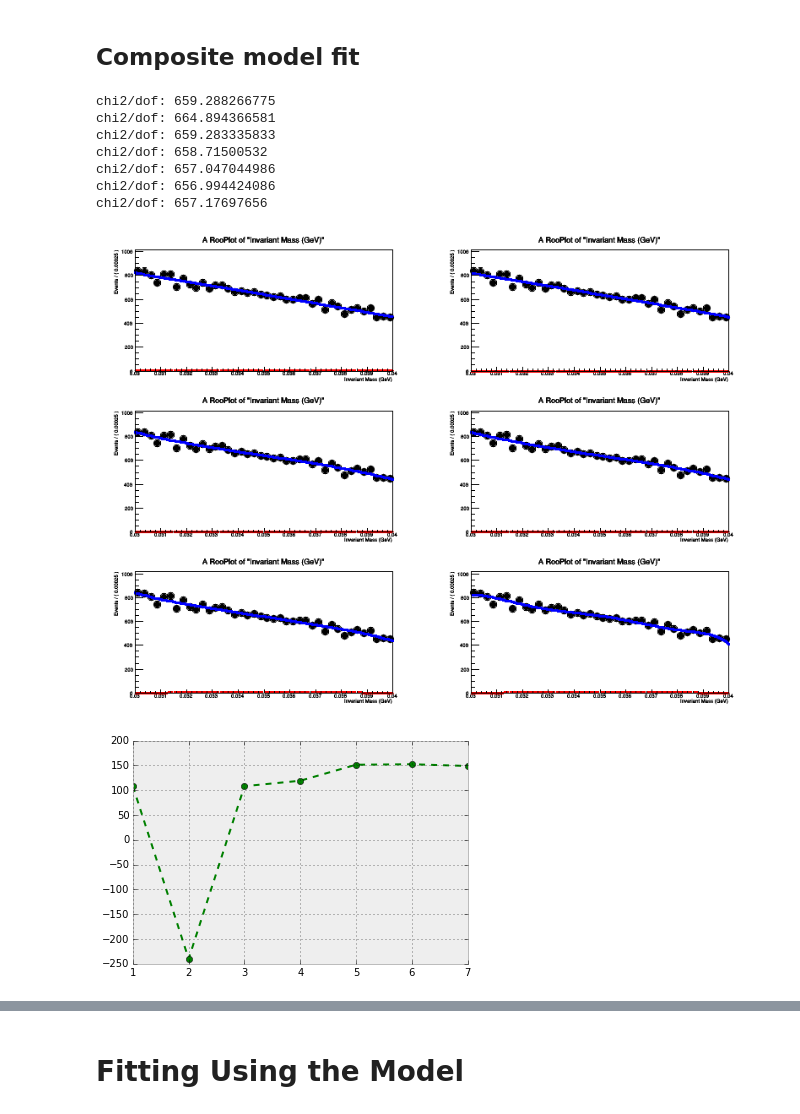
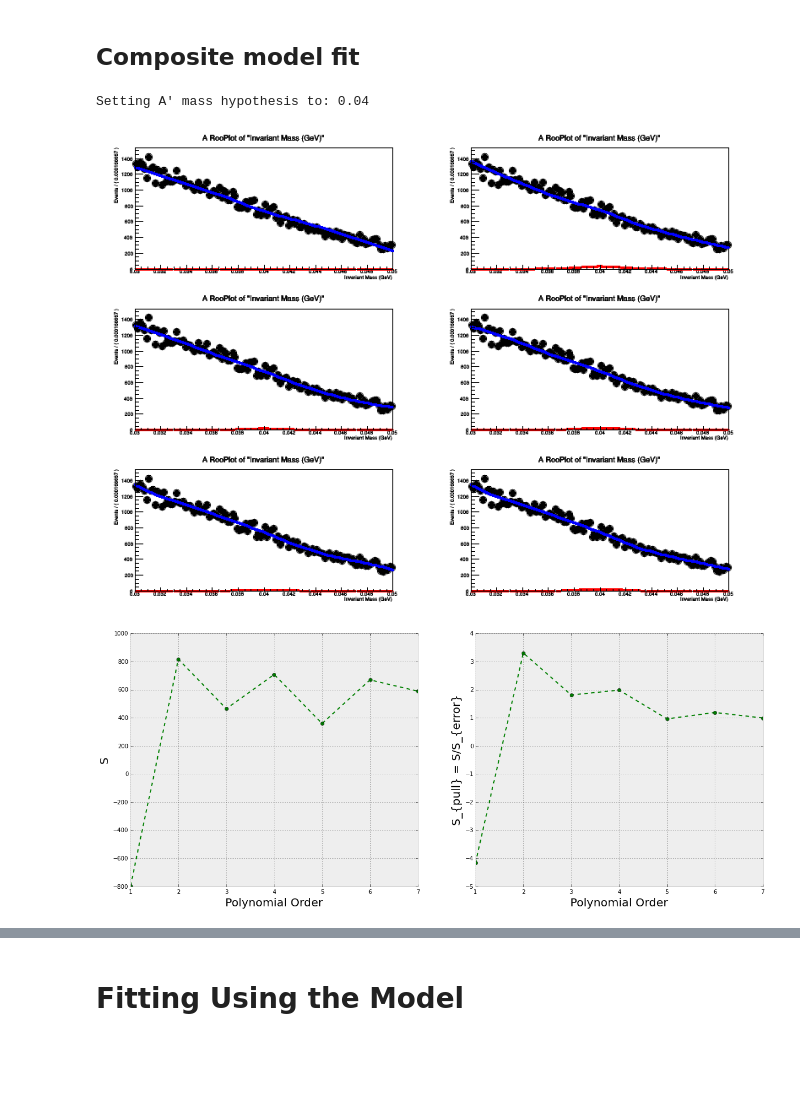
Before and after one commit to omar-moreno/hps-analysis, a Jupyter notebook: python/notebooks/bump_hunt_toy_fitter.ipynb, the cells around one changed output, grey strips where cells are left out. Drawn from its saved outputs; the diff is of its cells as text; code cells hidden in the pictures; blank space fills up the shorter version.

Commit message:
Fit several toy distributions and generate yield, error and pull plots.

```diff
--- a/python/notebooks/bump_hunt_toy_fitter.ipynb
+++ b/python/notebooks/bump_hunt_toy_fitter.ipynb
@@ -16,25 +17,22 @@ colors = ['#348ABD', '#A60628']
 # Use the Bayesian Methods for Hackers style
 plt.style.use('bmh')
 # %%
-# Path to ROOT file that will be used to obtain the Trident invariant mass histogram
-file_path = "/home/omoreno/work/hps/plots/engrun2015/pass3/mc_1pt05/tridents/all/trident_analysis.root"
+# Path to the ROOT file that will be used to obtain the toy invariant mass distributions used to evaluate the fitter
+file_path = "/home/omoreno/work/hps/plots/engrun2015/pass3/1pt05_mc/tridents/all/invariant_mass_toys_pt167mev.root"
 
-# Open the ROOT file and get the Trident invariant mass histogram
 root_file = root_open(file_path)
+
+histos = list(root_file.objects(r.TH1))
 # %% [markdown]
 ## Trident Invariant Mass
 # %%
-labels = ['All tridents', 'track pair p sum > 0.8 GeV']
-
-histos = []
-histos.append(root_file.Get('invariant mass'))
-histos.append(root_file.Get('invariant mass - final'))
+labels = ['All tridents', 'All tridents']
 
 fig, ax = plt.subplots(nrows=1, ncols=1, figsize=(15, 8))
 ax.set_xlabel("Invariant mass (GeV)", fontsize=20)
 ax.set_yscale('log')
 
-for histo_n in range(0, len(histos)) :
+for histo_n in range(0, 2) :
     histos[histo_n].linecolor = colors[histo_n]
     histos[histo_n].fillstyle = 'solid'
     histos[histo_n].fillcolor = colors[histo_n]
@@ -263,13 +222,15 @@ chi2/dof: 0.923022800695
 mass_histo = histos[1].Clone()
 
 # Create a data histogram that is compatible with RooFit
+min_val = 0.03
+max_val = 0.05
+ap_mass_val = min_val + (max_val - min_val)/2
+print "Setting A' mass hypothesis to: " + str(ap_mass_val)
+invariant_mass.setRange("test_range", min_val, max_val)
+ap_mass_mean.setVal(ap_mass_val)
 arg_list = r.RooArgList(invariant_mass)
 histogram_data = r.RooDataHist("invariant_mass_data", "invariant_mass_data", arg_list, mass_histo)
 
-min_val = 0.03
-max_val = 0.04
-invariant_mass.setRange("test_range", min_val, max_val)
-ap_mass_mean.setVal(.035)
 
 canvas.Clear()
 canvas.Divide(2,3)
@@ -299,7 +260,7 @@ for model in comp_models :
                  r.RooFit.NormRange("test_range"))
     model.plotOn(plot,
                  r.RooFit.Range("test_range"),
-                 #r.RooFit.NormRange("test_range"),
+                 r.RooFit.NormRange("test_range"),
                  r.RooFit.Components("signal"),
                  r.RooFit.LineStyle(r.RooFit.kDashed),
                  r.RooFit.LineColor(r.RooFit.kRed))
@@ -308,47 +269,49 @@ for model in comp_models :
     plot.Draw()
 
     # Calculate the chi^2
-    print "chi2/dof: " + str(plot.chiSquare())
+    #print "chi2/dof: " + str(plot.chiSquare())
 
     params = model.getVariables()
     s.append(params.find("nsig").getVal())
     s_error.append(params.find("nsig").getError())
     poly_values.append(index)
 
     index += 1
 
     # Reset all of the parameters
     initial_params = result.floatParsInit()
 
     for a_var in a :
 
         #print "Resetting value of " + str(a_var.GetName())
         #print "Current value: " + str(a_var.getVal()) + " Current Error: " + str(a_var.getError())
 
         if initial_params.index(a_var.GetName()) == -1 :
             #print "Variable is not in argument list."
             continue
         a_var.setVal(initial_params[initial_params.index(a_var.GetName())].getVal())
         a_var.setError(initial_params[initial_params.index(a_var.GetName())].getError())
 
         #print "Reset value: " + str(a_var.getVal()) + " Reset Error: " + str(a_var.getError())
 
     nsig.setVal(initial_params[initial_params.index(nsig.GetName())].getVal())
     nsig.setError(initial_params[initial_params.index(nsig.GetName())].getError())
     nbkg.setVal(initial_params[initial_params.index(nbkg.GetName())].getVal())
     nbkg.setError(initial_params[initial_params.index(nbkg.GetName())].getError())
 
 s_pull = np.divide(np.array(s), np.array(s_error))
-plt.plot(poly_values, s,'g--o')
+
+fig, (ax0, ax1) = plt.subplots(ncols=2, figsize=(20, 8))
+
+ax0.plot(poly_values, s, 'g--o')
+ax0.set_xlabel("Polynomial Order", fontsize=20)
+ax0.set_ylabel("S", fontsize=20)
+ax1.plot(poly_values, s_pull, 'g--o')
+ax1.set_xlabel("Polynomial Order", fontsize=20)
+ax1.set_ylabel("S_{pull} = S/S_{error}", fontsize=20)
 
 canvas
 # %% [output]
-chi2/dof: 659.288266775
-chi2/dof: 664.894366581
-chi2/dof: 659.283335833
-chi2/dof: 658.71500532
-chi2/dof: 657.047044986
-chi2/dof: 656.994424086
-chi2/dof: 657.17697656
+Setting A' mass hypothesis to: 0.04
-[figure, old version]
+[figure, new version]
-[figure, old version]
+[figure, new version]
```
Also changed, not shown: parts of 10 cells of this notebook.
